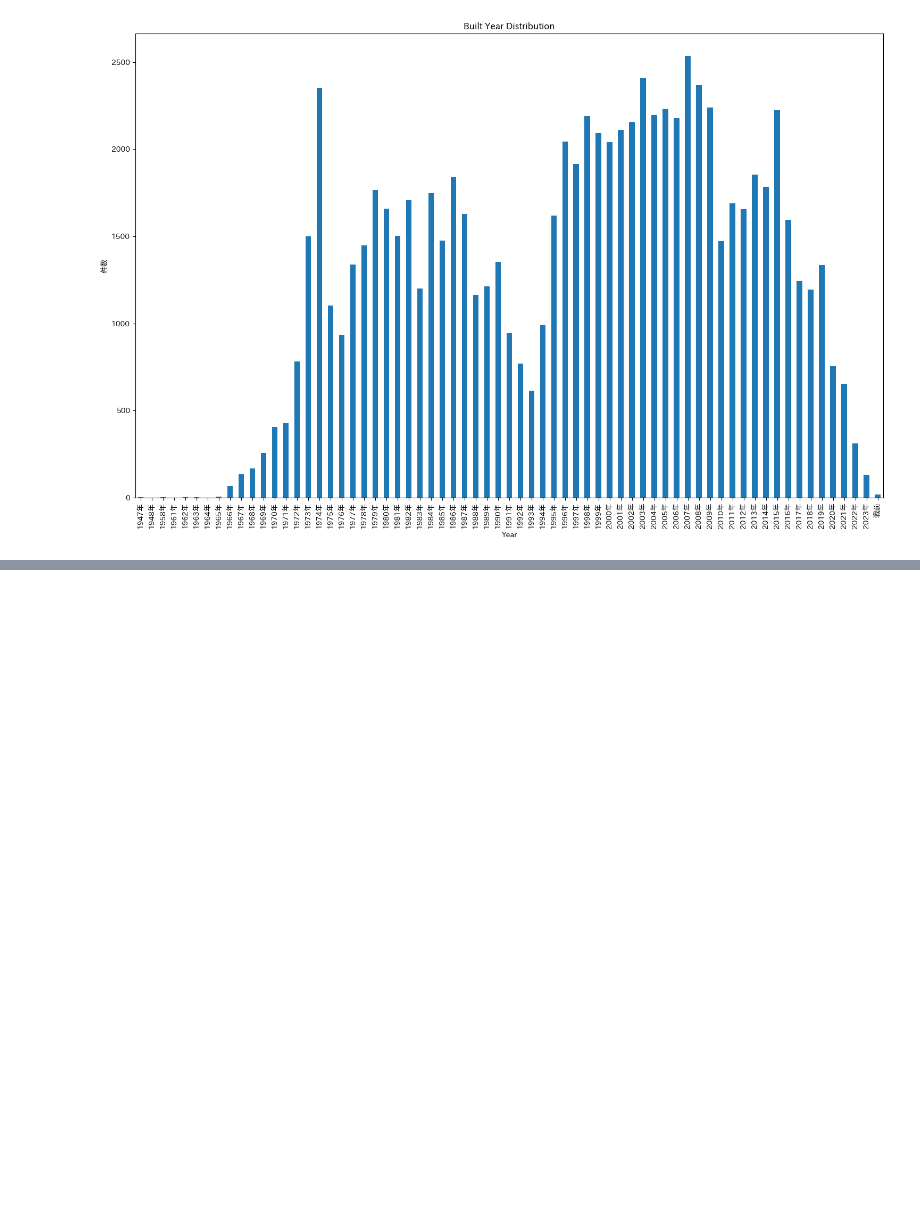
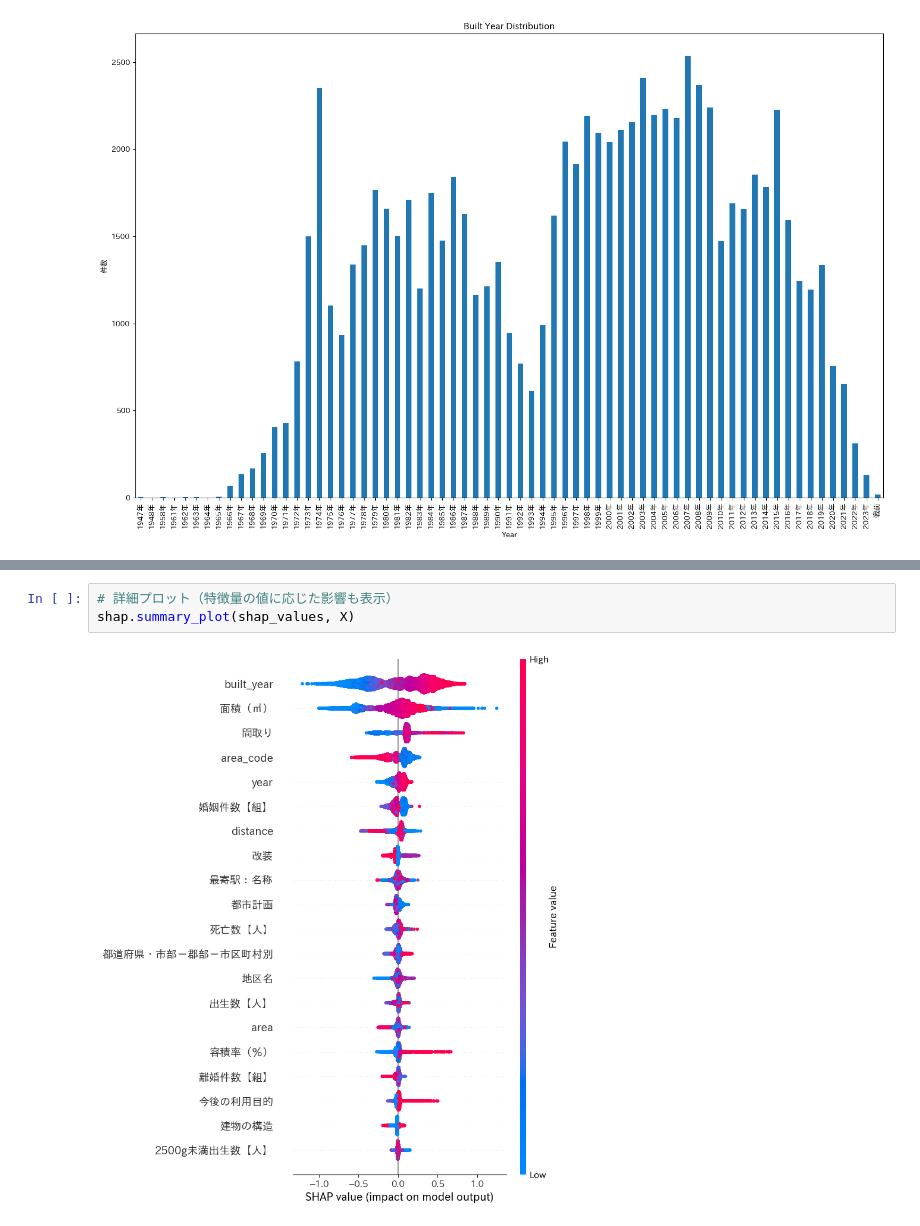
Before and after one commit to SHI-ZUKU/re-voltage, a Jupyter notebook: notebook/test_app.ipynb, the cells around one changed output, grey strips where cells are left out. Drawn from its saved outputs; the diff is of its cells as text; blank space fills up the shorter version.

```diff
--- a/notebook/test_app.ipynb
+++ b/notebook/test_app.ipynb
@@ -188,0 +195,5 @@ plt.show()
+# %%
+# 詳細プロット（特徴量の値に応じた影響も表示）
+shap.summary_plot(shap_values, X)
+# %% [output]
+[figure, added]
```
Also changed, not shown: parts of 10 cells of this notebook, 1 other file.
